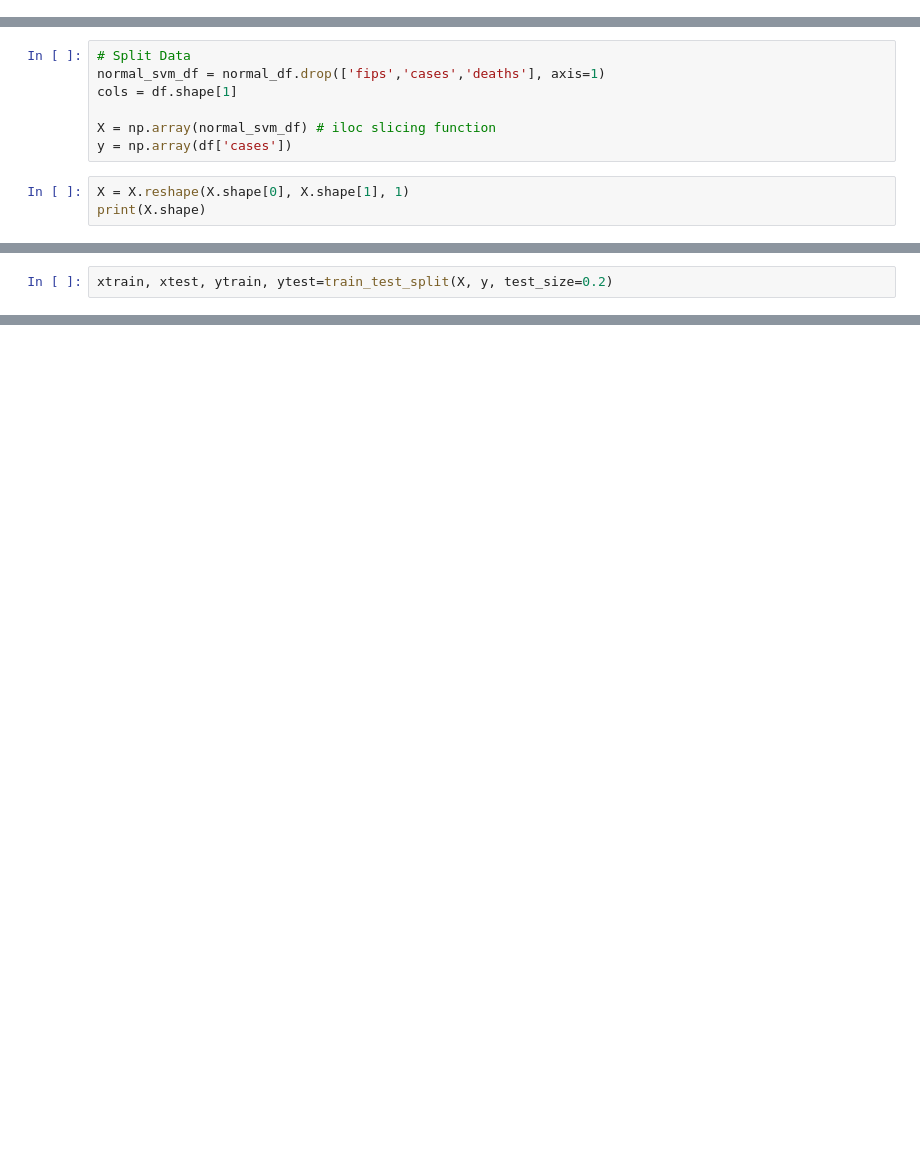
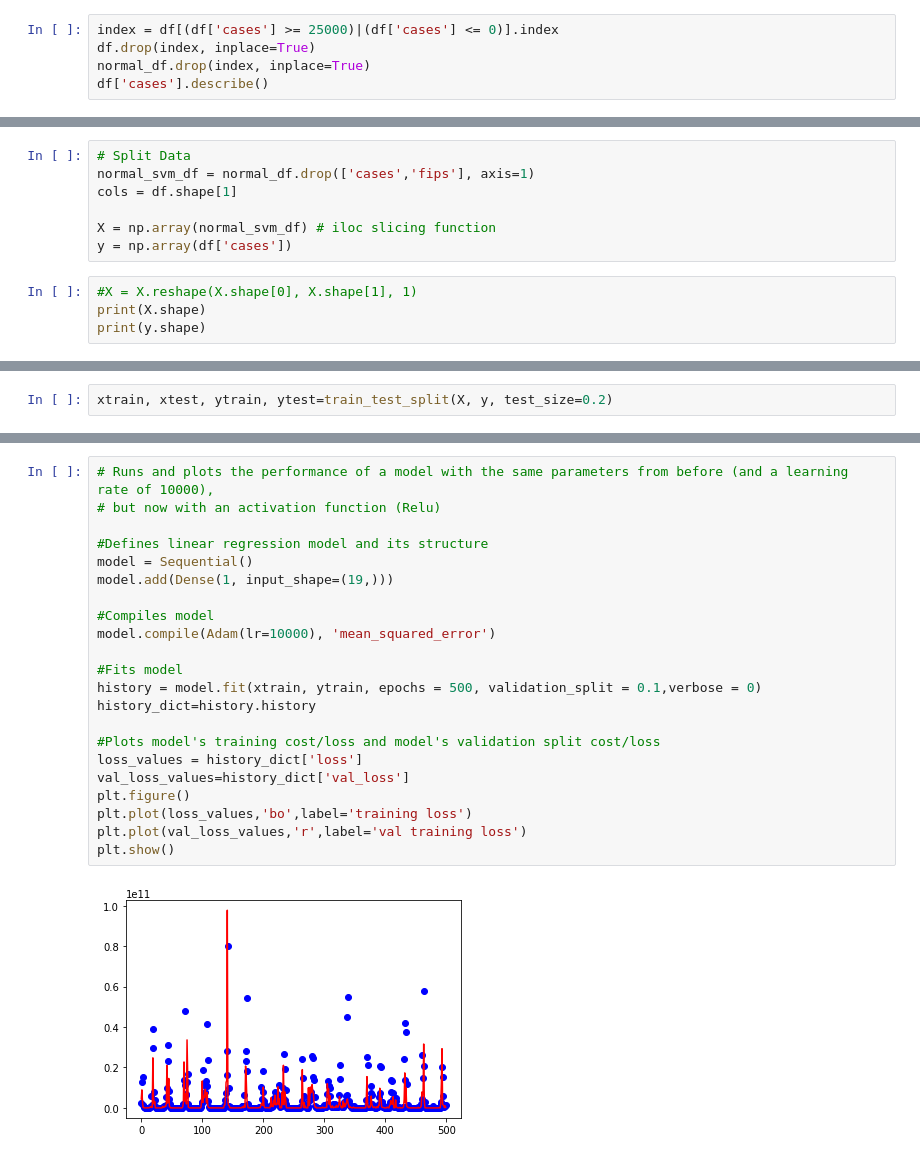
Before and after one commit to CS254-ML-FinalProject/Final-Project, a Jupyter notebook: CNN.ipynb, the cells around one changed output, grey strips where cells are left out. Saved outputs shown, nothing was run; the diff lists cells and outputs as text; blank space fills up the shorter version.

```diff
--- a/CNN.ipynb
+++ b/CNN.ipynb
@@ -69,0 +81,5 @@ normal_df
+# %%
+index = df[(df['cases'] >= 25000)|(df['cases'] <= 0)].index
+df.drop(index, inplace=True)
+normal_df.drop(index, inplace=True)
+df['cases'].describe()
@@ -72,12 +98,13 @@ def split(X, Y, size):
     return train_test_split(X, Y, test_size=size)
 # %%
 # Split Data
-normal_svm_df = normal_df.drop(['fips','cases','deaths'], axis=1)
+normal_svm_df = normal_df.drop(['cases','fips'], axis=1)
 cols = df.shape[1]
 
 X = np.array(normal_svm_df) # iloc slicing function
 y = np.array(df['cases'])
 # %%
-X = X.reshape(X.shape[0], X.shape[1], 1)
+#X = X.reshape(X.shape[0], X.shape[1], 1)
 print(X.shape)
+print(y.shape)
 # %% [output]
@@ -142,0 +147,24 @@ plot_metric(history, 'loss')
+# %%
+# Runs and plots the performance of a model with the same parameters from before (and a learning rate of 10000),
+# but now with an activation function (Relu)
+
+#Defines linear regression model and its structure
+model = Sequential()
+model.add(Dense(1, input_shape=(19,)))
+
+#Compiles model
+model.compile(Adam(lr=10000), 'mean_squared_error')
+
+#Fits model
+history = model.fit(xtrain, ytrain, epochs = 500, validation_split = 0.1,verbose = 0)
+history_dict=history.history
+
+#Plots model's training cost/loss and model's validation split cost/loss
+loss_values = history_dict['loss']
+val_loss_values=history_dict['val_loss']
+plt.figure()
+plt.plot(loss_values,'bo',label='training loss')
+plt.plot(val_loss_values,'r',label='val training loss')
+plt.show()
+# %% [output]
+[figure, added]
```
Also changed, not shown: parts of 15 cells of this notebook, 1 other file.
